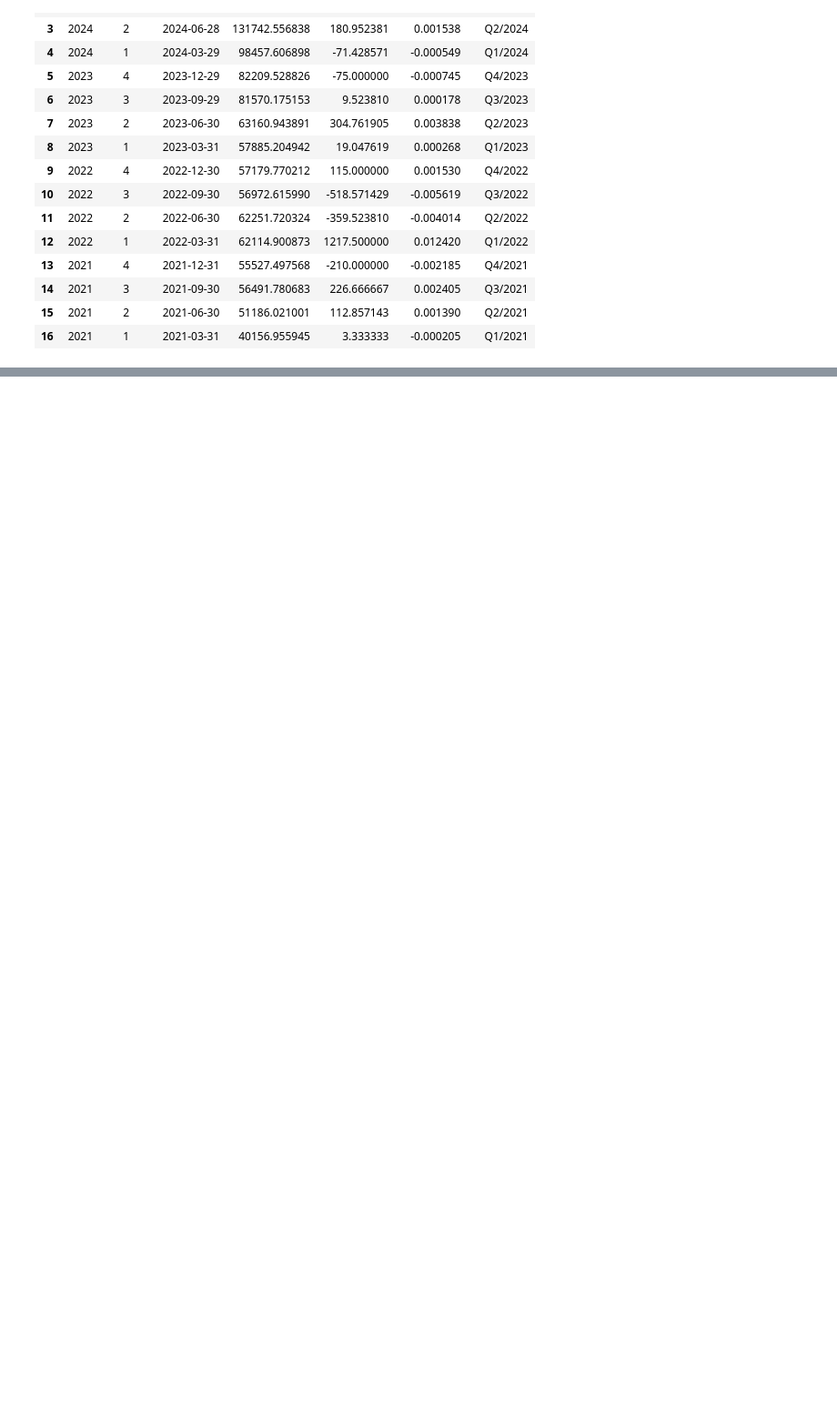
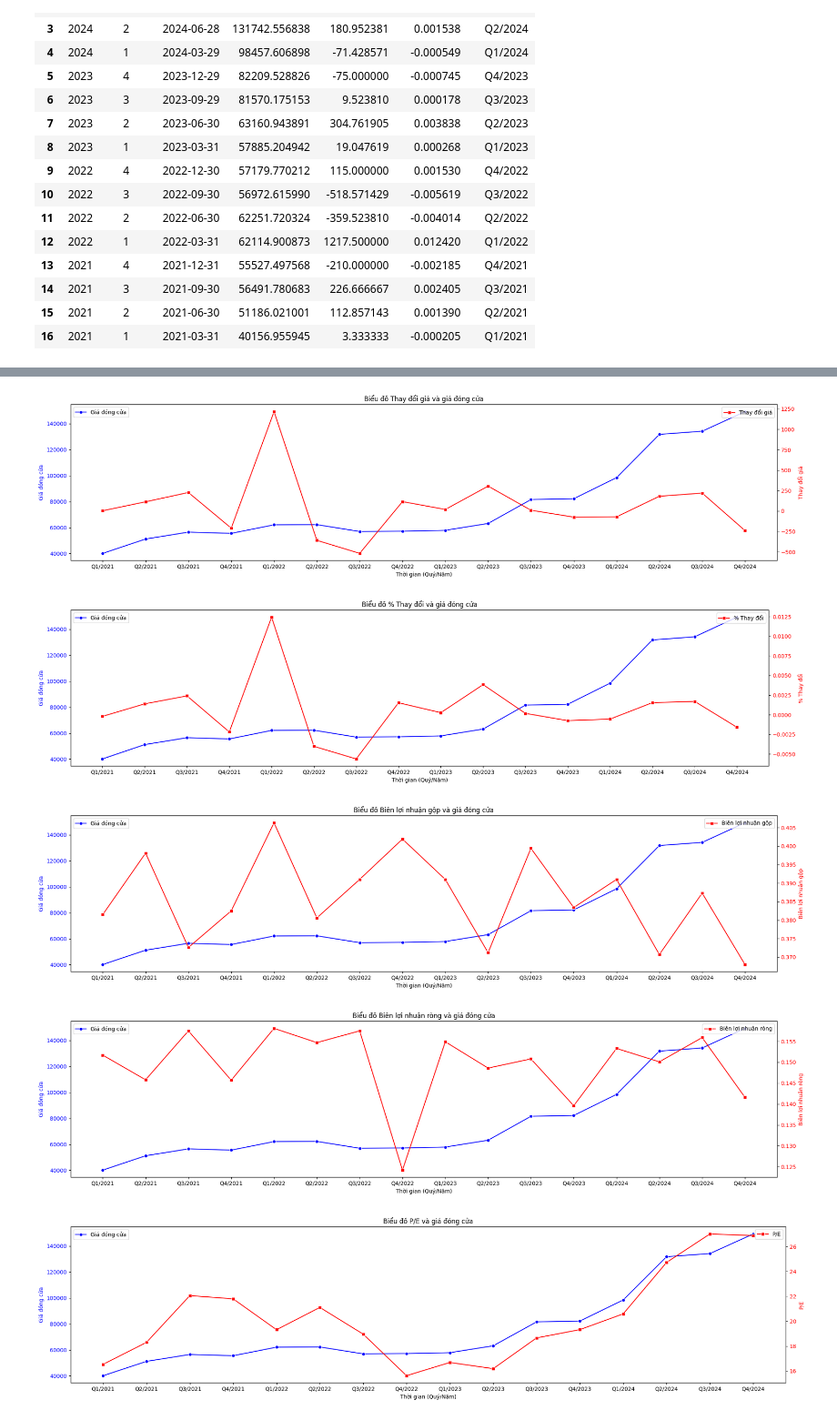
Before and after one commit to bokuwakira1411/Data-understanding---DM-A, a Jupyter notebook: createTable.ipynb, the cells around one changed output, grey strips where cells are left out. Shown at 91% size. Cells and saved outputs as stored; diff of their text form; code cells hidden in the pictures; blank space fills up the shorter version.

```diff
--- a/createTable.ipynb
+++ b/createTable.ipynb
@@ -168,3 +173,5 @@ avg_df
 | Giá đóng cửa | 149260.0 | 134159.027154 | 131742.556838 | 98457.606898 | 82209.528826 | 81570.175153 | 63160.943891 | 57885.204942 | 57179.770212 | 56972.61599 | 62251.720324 | ... |
 | Thay đổi giá | -240.0 | 219.047619 | 180.952381 | -71.428571 | -75.0 | 9.52381 | 304.761905 | 19.047619 | 115.0 | -518.571429 | -359.52381 | ... |
 | % Thay đổi | -0.001588 | 0.001705 | 0.001538 | -0.000549 | -0.000745 | 0.000178 | 0.003838 | 0.000268 | 0.00153 | -0.005619 | -0.004014 | ... |
+# %%
+avg_df = avg_df[avg_df.columns[::-1]]
@@ -171,4 +185,4 @@ avg_df
 # %%
 #new_table = pd.concat([avg_df, new_table])
 new_table = new_table.rename_axis('Mốc thời gian(quý/năm)')
-new_table
+new_table= new_table[new_table.columns[::-1]]
@@ -194,0 +206,3 @@ new_table.shape
+# %%
+df = pd.concat([avg_df, new_table], axis=0)
+df
@@ -194,0 +228,2 @@ new_table.shape
+# %%
+df_temp = df.transpose()
@@ -194,0 +271,33 @@ new_table.shape
+# %%
+for column in df_temp.columns:
+    if column == "Giá đóng cửa":
+        continue  # Không vẽ biểu đồ giá cổ phiếu riêng lẻ
+
+    # Tạo hình
+    fig, ax1 = plt.subplots(figsize=(20, 5))
+
+    # Trục Y trái - Giá trị sổ sách
+    ax1.set_xlabel("Thời gian (Quý/Năm)")
+    ax1.set_ylabel("Giá đóng cửa", color="blue")
+    sns.lineplot(x=df_temp.index, y=df_temp["Giá đóng cửa"], marker="o", ax=ax1, color="blue", label="Giá đóng cửa")
+    ax1.tick_params(axis="y", labelcolor="blue")
+
+    # Trục Y phải - Chỉ số khác
+    ax2 = ax1.twinx()
+    ax2.set_ylabel(column, color="red")
+    sns.lineplot(x=df_temp.index, y=df_temp[column], marker="s", ax=ax2, color="red", label=column)
+    ax2.tick_params(axis="y", labelcolor="red")
+
+    # Tiêu đề
+    plt.title(f"Biểu đồ {column} và giá đóng cửa")
+
+    # Hiển thị
+    plt.xticks(rotation=45)
+    fig.tight_layout()
+    plt.show()
+# %% [output]
+[figure, added]
+[figure, added]
+[figure, added]
+[figure, added]
+[figure, added]
```
Also changed, not shown: parts of 14 cells of this notebook.
